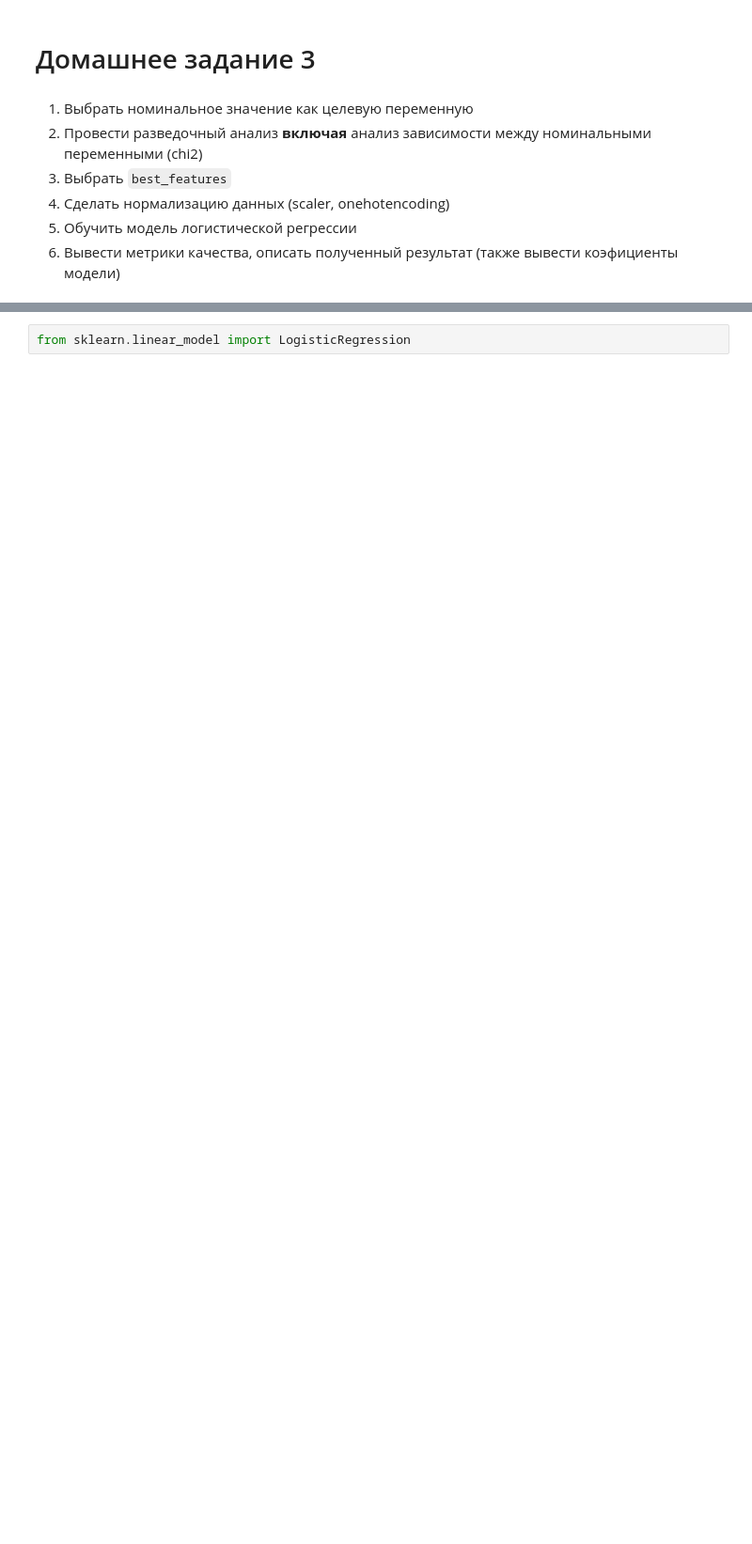
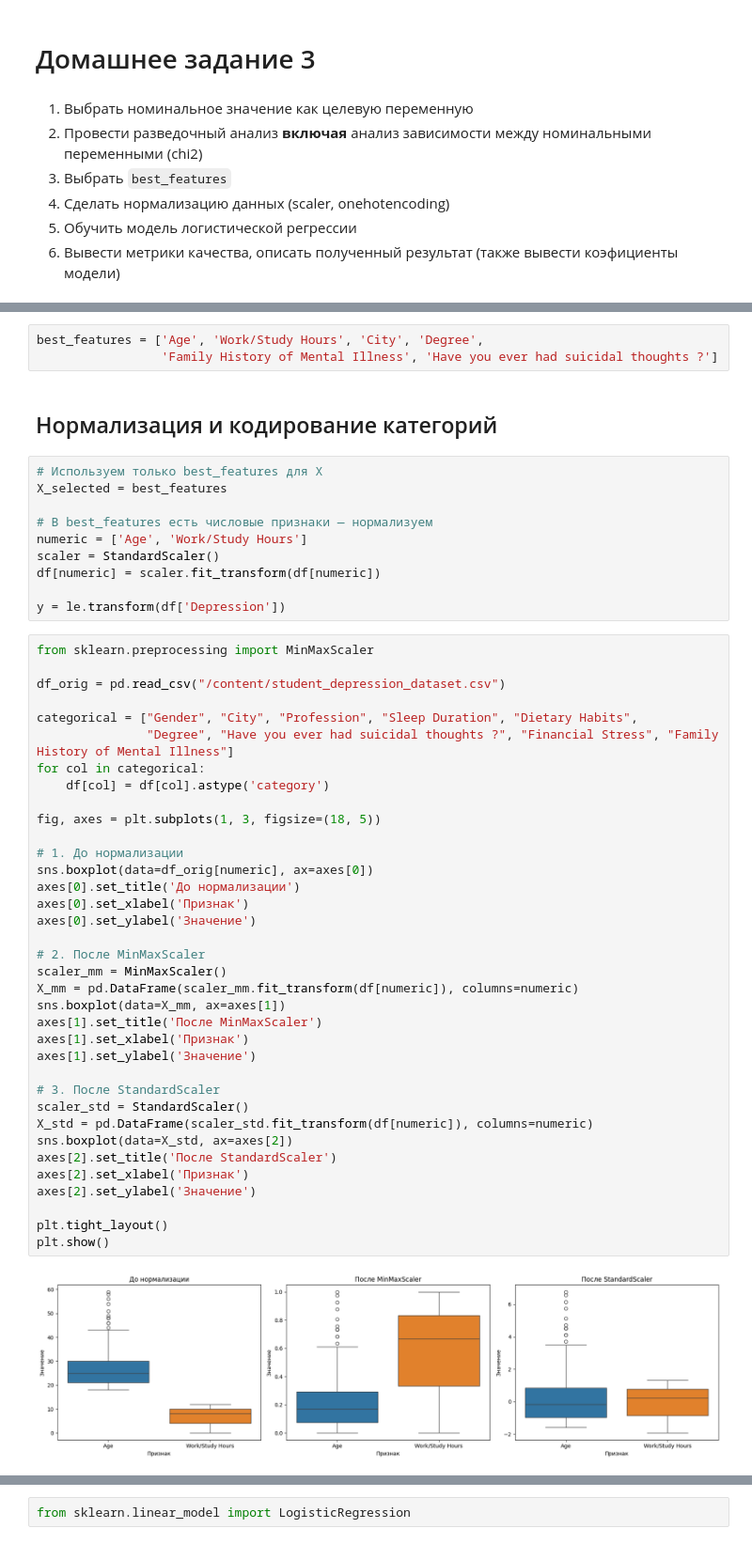
Before and after one commit to Dmtrvna/MML, a Jupyter notebook: Практика-3.ipynb, the cells around one changed output, grey strips where cells are left out. Shown at 94% size. Saved outputs shown, nothing was run; the diff lists cells and outputs as text; blank space fills up the shorter version.

```diff
--- a/Практика-3.ipynb
+++ b/Практика-3.ipynb
@@ -23,0 +250,53 @@ best_features = []
+# %%
+best_features = ['Age', 'Work/Study Hours', 'City', 'Degree',
+                 'Family History of Mental Illness', 'Have you ever had suicidal thoughts ?']
+# %% [markdown]
+## Нормализация и кодирование категорий
+# %%
+# Используем только best_features для X
+X_selected = best_features
+
+# В best_features есть числовые признаки — нормализуем
+numeric = ['Age', 'Work/Study Hours']
+scaler = StandardScaler()
+df[numeric] = scaler.fit_transform(df[numeric])
+
+y = le.transform(df['Depression'])
+# %%
+from sklearn.preprocessing import MinMaxScaler
+
+df_orig = pd.read_csv("/content/student_depression_dataset.csv")
+
+categorical = ["Gender", "City", "Profession", "Sleep Duration", "Dietary Habits",
+               "Degree", "Have you ever had suicidal thoughts ?", "Financial Stress", "Family History of Mental Illness"]
+for col in categorical:
+    df[col] = df[col].astype('category')
+
+fig, axes = plt.subplots(1, 3, figsize=(18, 5))
+
+# 1. До нормализации
+sns.boxplot(data=df_orig[numeric], ax=axes[0])
+axes[0].set_title('До нормализации')
+axes[0].set_xlabel('Признак')
+axes[0].set_ylabel('Значение')
+
+# 2. После MinMaxScaler
+scaler_mm = MinMaxScaler()
+X_mm = pd.DataFrame(scaler_mm.fit_transform(df[numeric]), columns=numeric)
+sns.boxplot(data=X_mm, ax=axes[1])
+axes[1].set_title('После MinMaxScaler')
+axes[1].set_xlabel('Признак')
+axes[1].set_ylabel('Значение')
+
+# 3. После StandardScaler
+scaler_std = StandardScaler()
+X_std = pd.DataFrame(scaler_std.fit_transform(df[numeric]), columns=numeric)
+sns.boxplot(data=X_std, ax=axes[2])
+axes[2].set_title('После StandardScaler')
+axes[2].set_xlabel('Признак')
+axes[2].set_ylabel('Значение')
+
+plt.tight_layout()
+plt.show()
+# %% [output]
+[figure, added]
```
Also changed, not shown: parts of 38 cells of this notebook.
